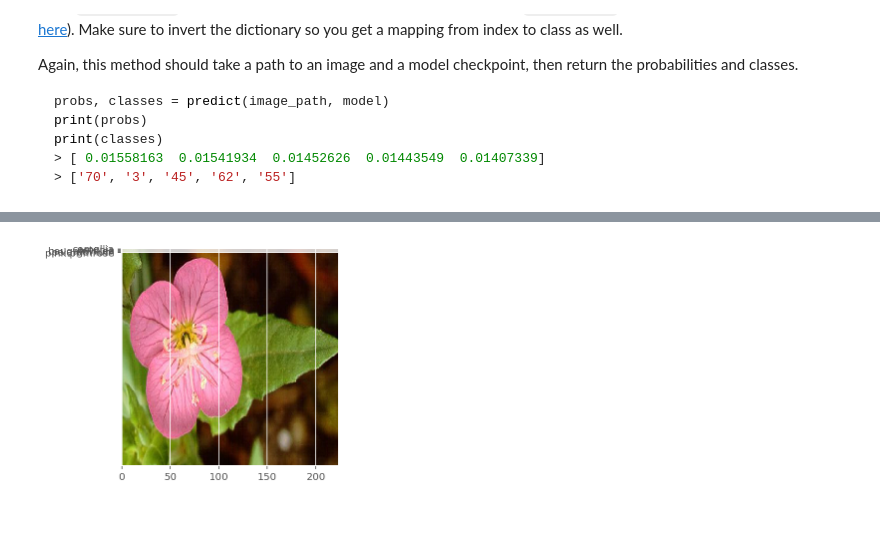
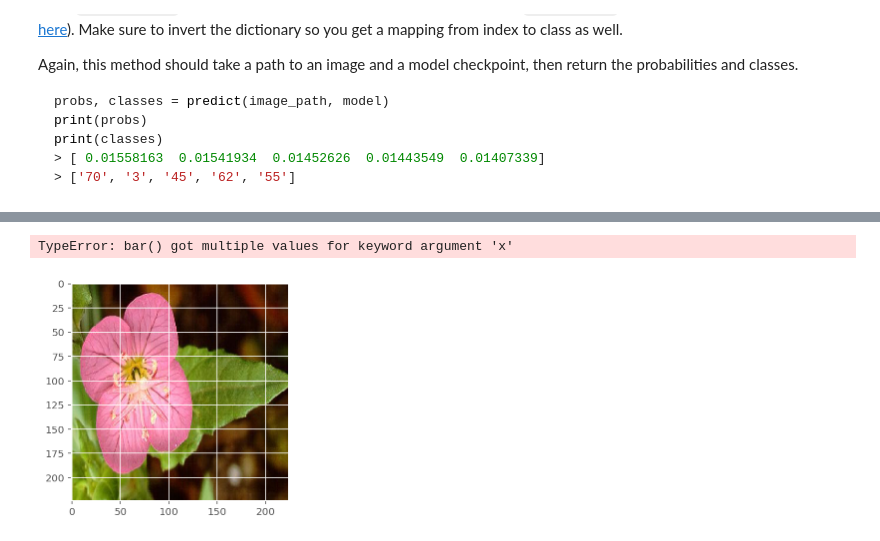
Before and after one commit to jim2236/Image_Classifier_Udacity, a Jupyter notebook: Image Classifier Project.ipynb, the cells around one changed output, grey strips where cells are left out. Cells and saved outputs as stored; diff of their text form; code cells hidden in the pictures.

```diff
--- a/Image Classifier Project.ipynb
+++ b/Image Classifier Project.ipynb
@@ -438,28 +440,32 @@ for i in classes[0]:
 # %%
 # TODO: Display an image along with the top 5 classes
 
 filepath = '/home/workspace/aipnd-project/'
 image_path = filepath + 'flowers/test/1/'
 image = imshow((process_image(image_path + 'image_06760.jpg')))
 
-probs = probs.squeeze()
+plt.style.use('ggplot')
 
 final_classes_pos = [i for i, _ in enumerate(final_classes)]
 
-plt.style.use('ggplot')
+probs = probs.squeeze()
 
-plt.barh(final_classes_pos, probs)  # , color='green', xerr=variance
+plt.barh(x = probs, y = final_classes, width=6)
 
 plt.yticks(final_classes_pos, final_classes)
 
 plt.show()
 
 
+#fig, ax = plt.subplots(figsize=(5,5))
 
-#fig, ax = plt.subplots()
-#ax.barh(x = probs, y = final_classes, width=6)
-#plt.show()
+#ax.set_aspect(0.1)
 
+#plt.style.use('ggplot')
+#plt.barh(final_classes_pos, probs)  # , color='green', xerr=variance
+
+#plt.tight_layout()
 #sb.barplot(x = probs, y = final_classes)
 # %% [output]
+TypeError: bar() got multiple values for keyword argument 'x'
-[figure, old version]
+[figure, new version]
```
Also changed, not shown: parts of 1 cell of this notebook.
